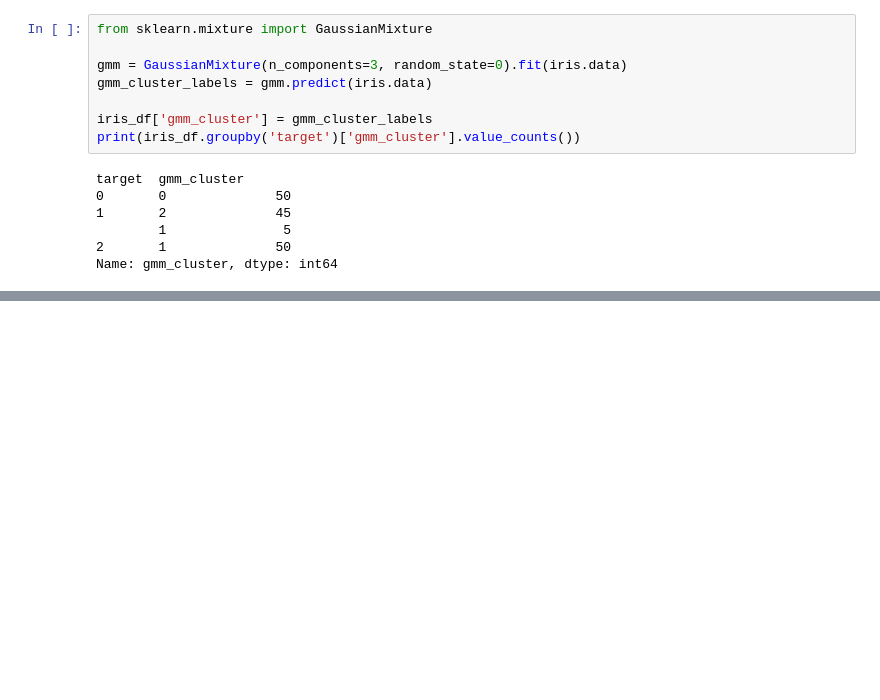
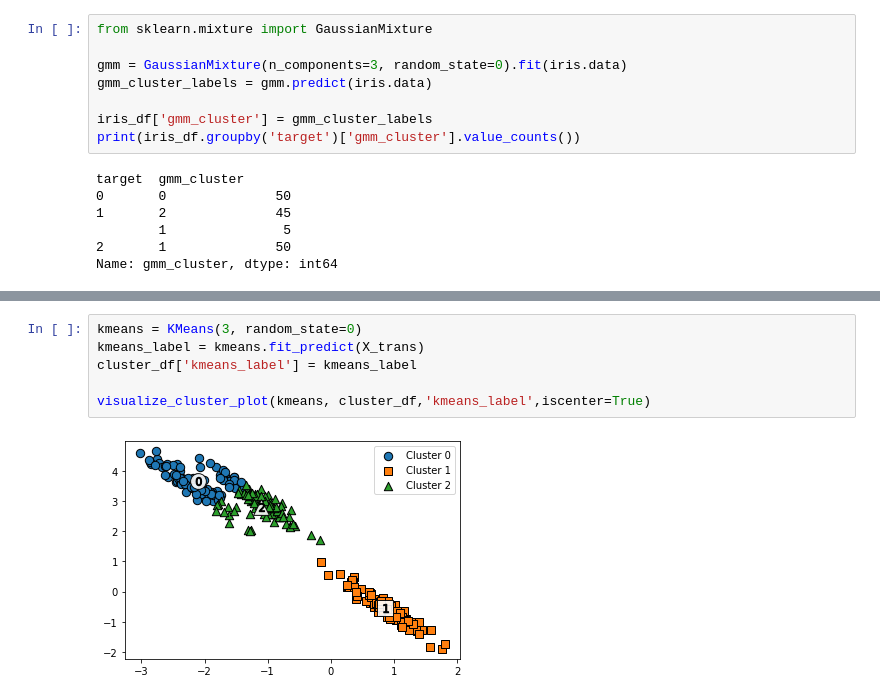
Before and after one commit to jeonprize/Machine_Learning, a Jupyter notebook: 7. 군집화.ipynb, the cells around one changed output, grey strips where cells are left out. Cells and saved outputs as stored; diff of their text form; blank space fills up the shorter version.

```diff
--- a/7. 군집화.ipynb
+++ b/7. 군집화.ipynb
@@ -404,0 +450,8 @@ Name: gmm_cluster, dtype: int64
+# %%
+kmeans = KMeans(3, random_state=0)
+kmeans_label = kmeans.fit_predict(X_trans)
+cluster_df['kmeans_label'] = kmeans_label
+
+visualize_cluster_plot(kmeans, cluster_df,'kmeans_label',iscenter=True)
+# %% [output]
+[figure, added]
```
Also changed, not shown: parts of 5 cells of this notebook.
